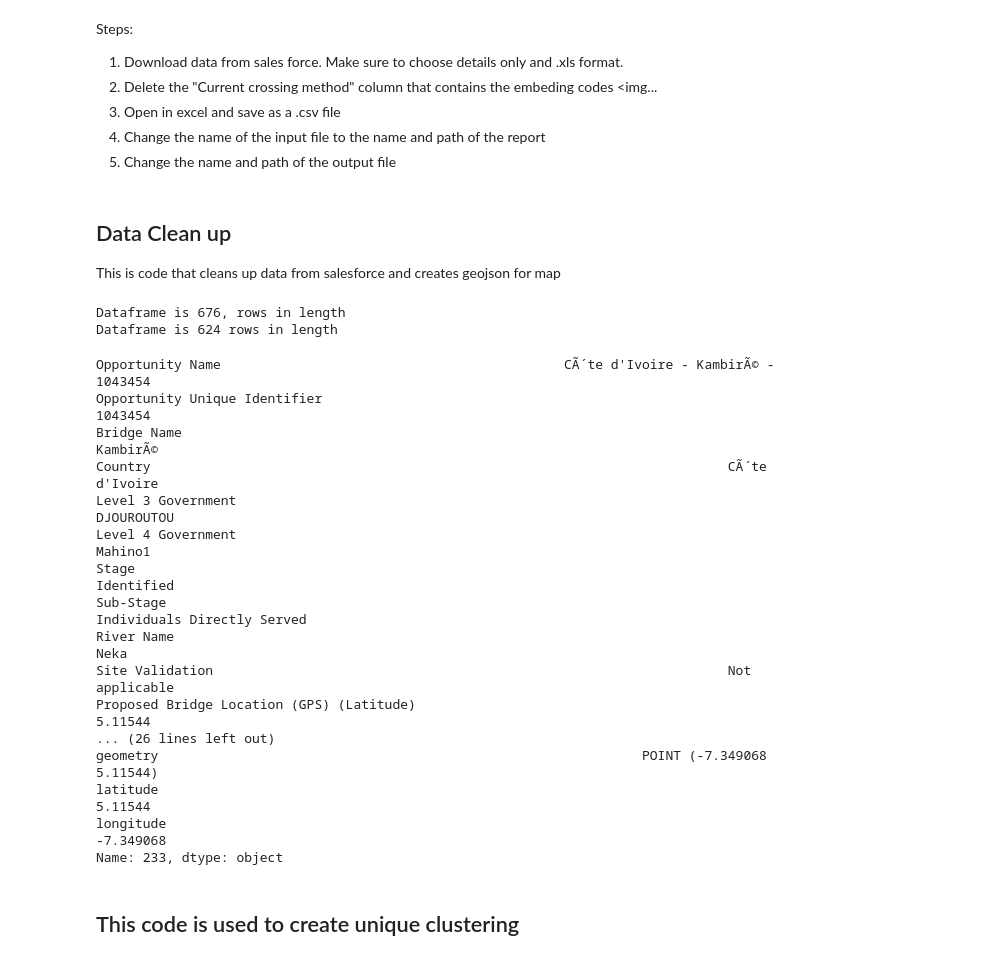
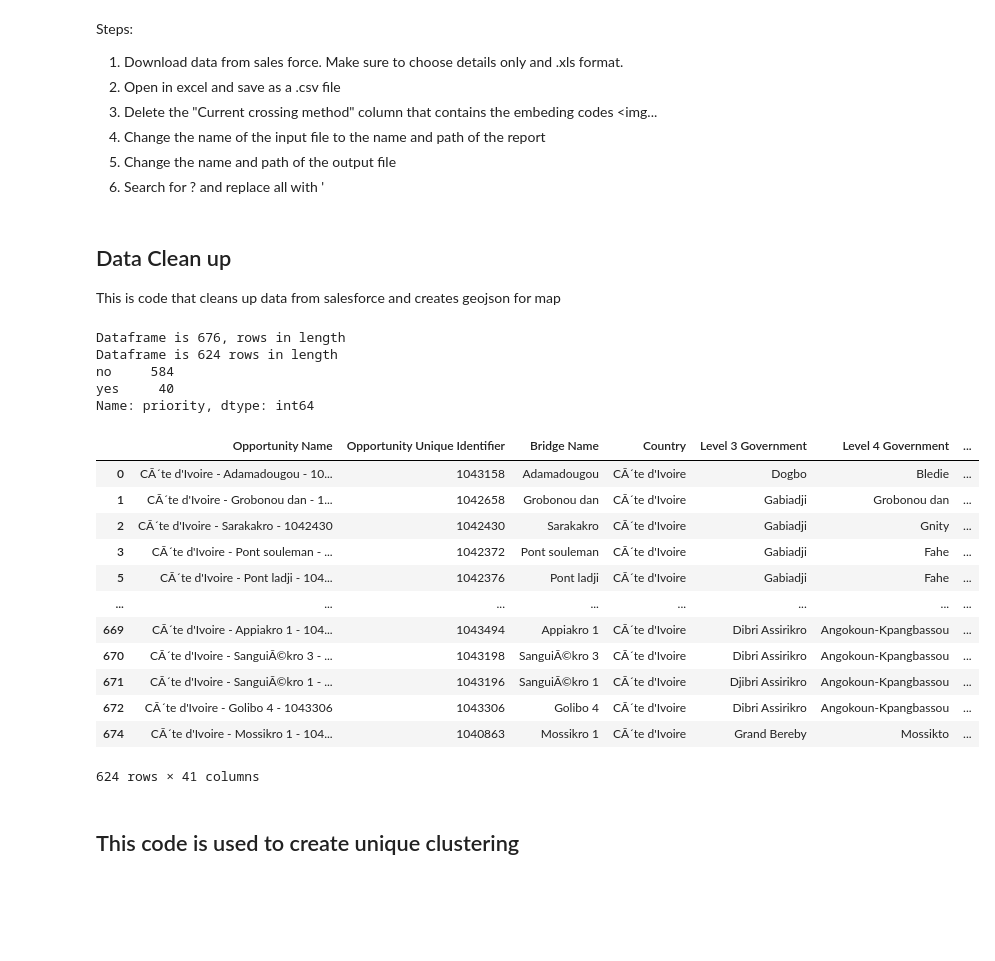
Before and after one commit to bridgestoprosperity/civ-map, a Jupyter notebook: data-cleaning.ipynb, the cells around one changed output. Saved outputs shown, nothing was run; the diff lists cells and outputs as text; code cells hidden in the pictures; blank space fills up the shorter version.

```diff
--- a/data-cleaning.ipynb
+++ b/data-cleaning.ipynb
@@ -8,10 +8,11 @@ import unicodedata
 # %% [markdown]
 Steps:
 1. Download data from sales force. Make sure to choose details only  and .xls format.
-2. Delete the "Current crossing method" column that contains the embeding codes <img...
-3. Open in excel and save as a .csv file
+2. Open in excel and save as a .csv file
+3. Delete the "Current crossing method" column that contains the embeding codes <img...
 4. Change the name of the input file to the name and path of the report
 5. Change the name and path of the output file
+6. Search for ? and replace all with '
 # %% [markdown]
 ## Data Clean up
 This is code that cleans up data from salesforce and creates geojson for map
@@ -20,7 +21,7 @@ This is code that cleans up data from salesforce and creates geojson for map
 input_file = './home/data/report1679360399851.csv'
 output_file = 'home/data/civ-assessments-v7.geojson'
 # %%
-gdf = gpd.read_file(input_file, encoding='utf-8-sig')
+gdf = gpd.read_file(input_file, encoding='iso-8859-1')
 gdf['latitude'] = gdf['Bridge Opportunity: GPS (Latitude)']
 gdf['longitude'] = gdf['Bridge Opportunity: GPS (Longitude)']
 gdf['latitude'] = gdf['latitude'].astype(float)
@@ -28,42 +29,45 @@ gdf['longitude'] = gdf['longitude'].astype(float)
 # set geometry to latitude and longitude columns
 gdf['geometry'] = gdf.apply(lambda x: Point((float(x.longitude), float(x.latitude))), axis=1)
 gdf.columns = gdf.columns.str.strip()
-gdf = gdf.drop(columns=['Current crossing method', "Site Validation Photo URL", 'High water line URL', 'Current crossing method URL', 'Current crossing method', "Site Validation Photo", "Rejection Image 1", "Rejection Image 2", "Current crossing method URL", "High water line URL", "Downstream URL", "Downstream", "Upstream URL", "Upstream", "Left top of bank (toward) URL", "Left top of bank (toward)", "Left top of bank (away) URL", "Left top of bank (away)", "Right top of bank (toward) URL", "Right top of bank (toward)", "Right top of bank (away) URL", "Right top of bank (away)", "Form: Created By"])
+gdf = gdf.drop(columns=['Current crossing method', "Site Validation Photo URL", 'High water line', 'High water line URL', 'Current crossing method URL', 'Current crossing method', "Site Validation Photo", "Rejection Image 1", "Rejection Image 2", "Current crossing method URL", "High water line URL", "Downstream URL", "Downstream", "Upstream URL", "Upstream", "Left top of bank (toward) URL", "Left top of bank (toward)", "Left top of bank (away) URL", "Left top of bank (away)", "Right top of bank (toward) URL", "Right top of bank (toward)", "Right top of bank (away) URL", "Right top of bank (away)", "Form: Created By"])
 # remove all rows that have "Duplicate" in the "Bridge Opportunity: Sub-Stage" column
 print ("Dataframe is " + str(len(gdf)) + ", rows in length")
 gdf = gdf[gdf['Bridge Opportunity: Sub-Stage'] != 'Duplicate']
 print ("Dataframe is " + str(len(gdf)) + " rows in length")
 gdf.columns = gdf.columns.str.replace('Bridge Opportunity:', '')
 gdf.columns = gdf.columns.str.strip()
-
-
-
-gdf.to_file(output_file, driver='GeoJSON', encoding='utf-8-sig')
-gdf.to_csv('home/data/civ-assessments-v7.csv', encoding='utf-8-sig')
+# change type of values in 'Width of River During Flooding (m)' to number
+gdf['Width of River During Flooding (m)'] = pd.to_numeric(gdf['Width of River During Flooding (m)'], errors='coerce')
+gdf['Days per year river is flooded'] = pd.to_numeric(gdf['Days per year river is flooded'], errors='coerce')
+gdf['River crossing deaths in last 3 years'] = pd.to_numeric(gdf['River crossing deaths in last 3 years'], errors='coerce')
+# adding priority column
+priority = [1042341, 1042379, 1042340, 1042608, 1042607, 1042582, 1042661, 1042662, 1042667, 1042668, 1042610, 1042827, 1044824, 1044813, 1040878, 1043642, 1044656, 1043204, 1043762, 1043765, 1044792, 1042768, 1043253, 1042444, 1042814, 1043168, 1043282, 1044242, 1044241, 1044234, 1044235, 1044236, 1044237, 1042617, 1042623, 1042675, 1042848, 1042681, 1043691, 1044028, 1044049]
+priority = [str(i) for i in priority]
+gdf['priority'] = np.where(gdf['Opportunity Unique Identifier'].isin(priority), 'yes', 'no')
+print (gdf['priority'].value_counts())
+gdf.to_csv('home/data/civ-assessments-v7.csv', encoding='iso-8859-1')
 # %% [output]
 Dataframe is 676, rows in length
 Dataframe is 624 rows in length
+no     584
+yes     40
+Name: priority, dtype: int64
-# %%
-# return row 87 of df
-gdf.iloc[218]
-# %% [output]
-Opportunity Name                                            CÃ´te d'Ivoire - KambirÃ© - 1043454
-Opportunity Unique Identifier                                                           1043454
-Bridge Name                                                                            KambirÃ©
-Country                                                                          CÃ´te d'Ivoire
-Level 3 Government                                                                   DJOUROUTOU
-Level 4 Government                                                                      Mahino1
-Stage                                                                                Identified
-Sub-Stage
-Individuals Directly Served
-River Name                                                                                 Neka
-Site Validation                                                                  Not applicable
-Proposed Bridge Location (GPS) (Latitude)                                               5.11544
-... (26 lines left out)
-geometry                                                              POINT (-7.349068 5.11544)
-latitude                                                                                5.11544
-longitude                                                                             -7.349068
-Name: 233, dtype: object
+# %%
+gdf
+# %% [output]
+|  | Opportunity Name | Opportunity Unique Identifier | Bridge Name | Country | Level 3 Government | Level 4 Government | ... |
+| 0 | CÃ´te d'Ivoire - Adamadougou - 10... | 1043158 | Adamadougou | CÃ´te d'Ivoire | Dogbo | Bledie | ... |
+| 1 | CÃ´te d'Ivoire - Grobonou dan - 1... | 1042658 | Grobonou dan | CÃ´te d'Ivoire | Gabiadji | Grobonou dan | ... |
+| 2 | CÃ´te d'Ivoire - Sarakakro - 1042430 | 1042430 | Sarakakro | CÃ´te d'Ivoire | Gabiadji | Gnity | ... |
+| 3 | CÃ´te d'Ivoire - Pont souleman - ... | 1042372 | Pont souleman | CÃ´te d'Ivoire | Gabiadji | Fahe | ... |
+| 5 | CÃ´te d'Ivoire - Pont ladji - 104... | 1042376 | Pont ladji | CÃ´te d'Ivoire | Gabiadji | Fahe | ... |
+| ... | ... | ... | ... | ... | ... | ... | ... |
+| 669 | CÃ´te d'Ivoire - Appiakro 1 - 104... | 1043494 | Appiakro 1 | CÃ´te d'Ivoire | Dibri Assirikro | Angokoun-Kpangbassou | ... |
+| 670 | CÃ´te d'Ivoire - SanguiÃ©kro 3 - ... | 1043198 | SanguiÃ©kro 3 | CÃ´te d'Ivoire | Dibri Assirikro | Angokoun-Kpangbassou | ... |
+| 671 | CÃ´te d'Ivoire - SanguiÃ©kro 1 - ... | 1043196 | SanguiÃ©kro 1 | CÃ´te d'Ivoire | Djibri Assirikro | Angokoun-Kpangbassou | ... |
+| 672 | CÃ´te d'Ivoire - Golibo 4 - 1043306 | 1043306 | Golibo 4 | CÃ´te d'Ivoire | Dibri Assirikro | Angokoun-Kpangbassou | ... |
+| 674 | CÃ´te d'Ivoire - Mossikro 1 - 104... | 1040863 | Mossikro 1 | CÃ´te d'Ivoire | Grand Bereby | Mossikto | ... |
+624 rows × 41 columns
 # %% [markdown]
 ## This code is used to create unique clustering
 # %%
```
Also changed, not shown: parts of 7 cells of this notebook, 7 other files.
